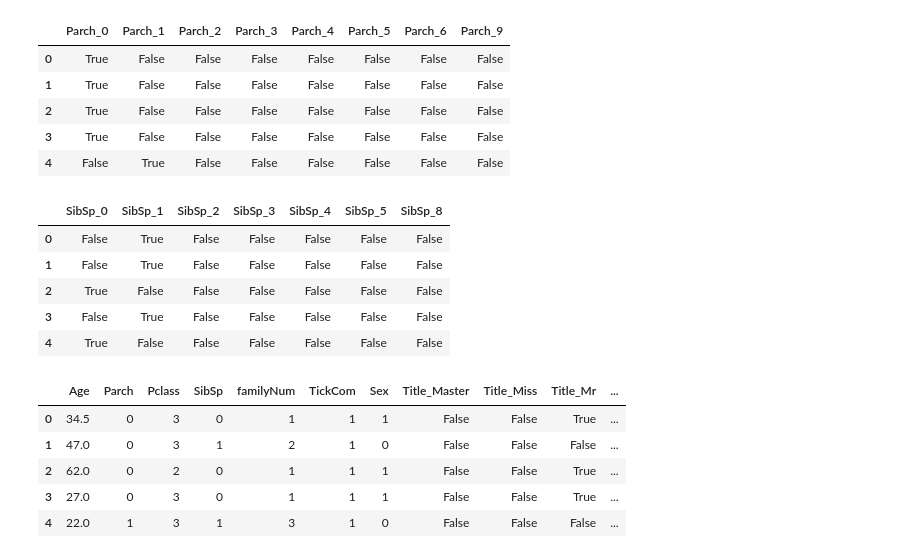
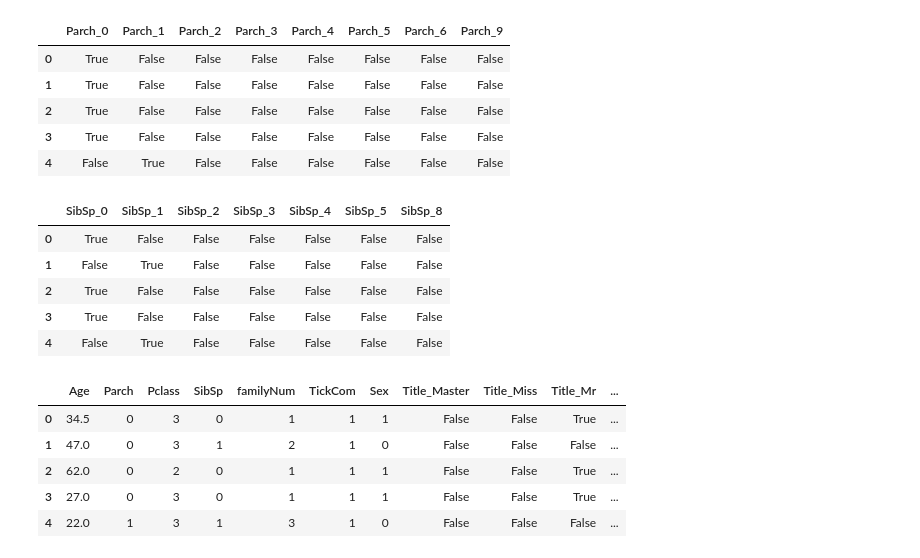
Before and after one commit to micrighost/KaggleNotes_Titanic, a Jupyter notebook: KaggleNotes_Titanic.ipynb, the cells around one changed output. Cells and saved outputs as stored; diff of their text form; code cells hidden in the pictures.

```diff
--- a/KaggleNotes_Titanic.ipynb
+++ b/KaggleNotes_Titanic.ipynb
@@ -1151,16 +1223,16 @@ test_ParAge.head()
 # %%
 # 對test_AgePre中的SibSp和Pclass進行one-hot編碼
 test_SibAge=pd.get_dummies(test_AgePre['SibSp'],prefix='SibSp')
 test_PclAge=pd.get_dummies(test_AgePre['Pclass'],prefix='Pclass')
-SibAge.head()
-# ParAge.head()
+test_SibAge.head()
+# test_ParAge.head()
 # %% [output]
 |  | SibSp_0 | SibSp_1 | SibSp_2 | SibSp_3 | SibSp_4 | SibSp_5 | SibSp_8 |
-| 0 | False | True | False | False | False | False | False |
+| 0 | True | False | False | False | False | False | False |
 | 1 | False | True | False | False | False | False | False |
 | 2 | True | False | False | False | False | False | False |
-| 3 | False | True | False | False | False | False | False |
-| 4 | True | False | False | False | False | False | False |
+| 3 | True | False | False | False | False | False | False |
+| 4 | False | True | False | False | False | False | False |
 # %%
 # 根據相關性，拼接相關數據
 test_AgePre=pd.concat([test_AgePre,test_ParAge,test_SibAge,test_PclAge],axis=1)
```
Also changed, not shown: parts of 69 cells of this notebook.
